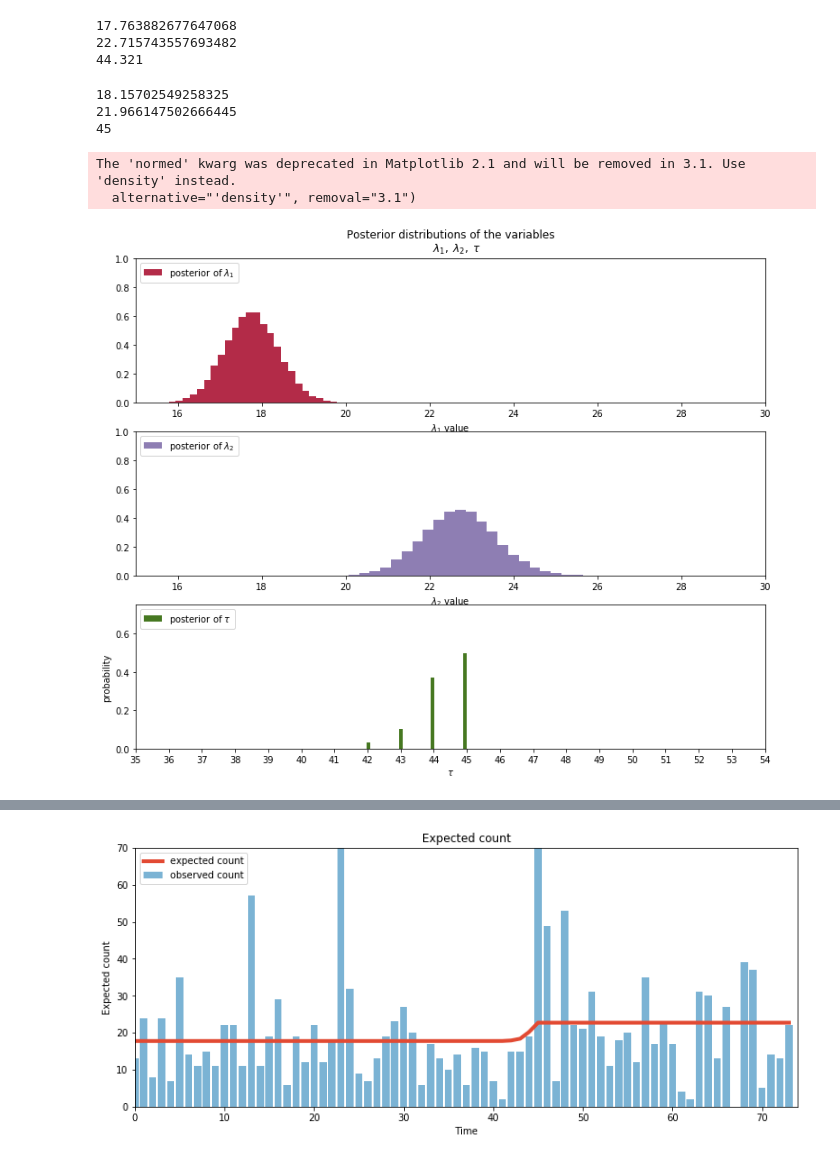
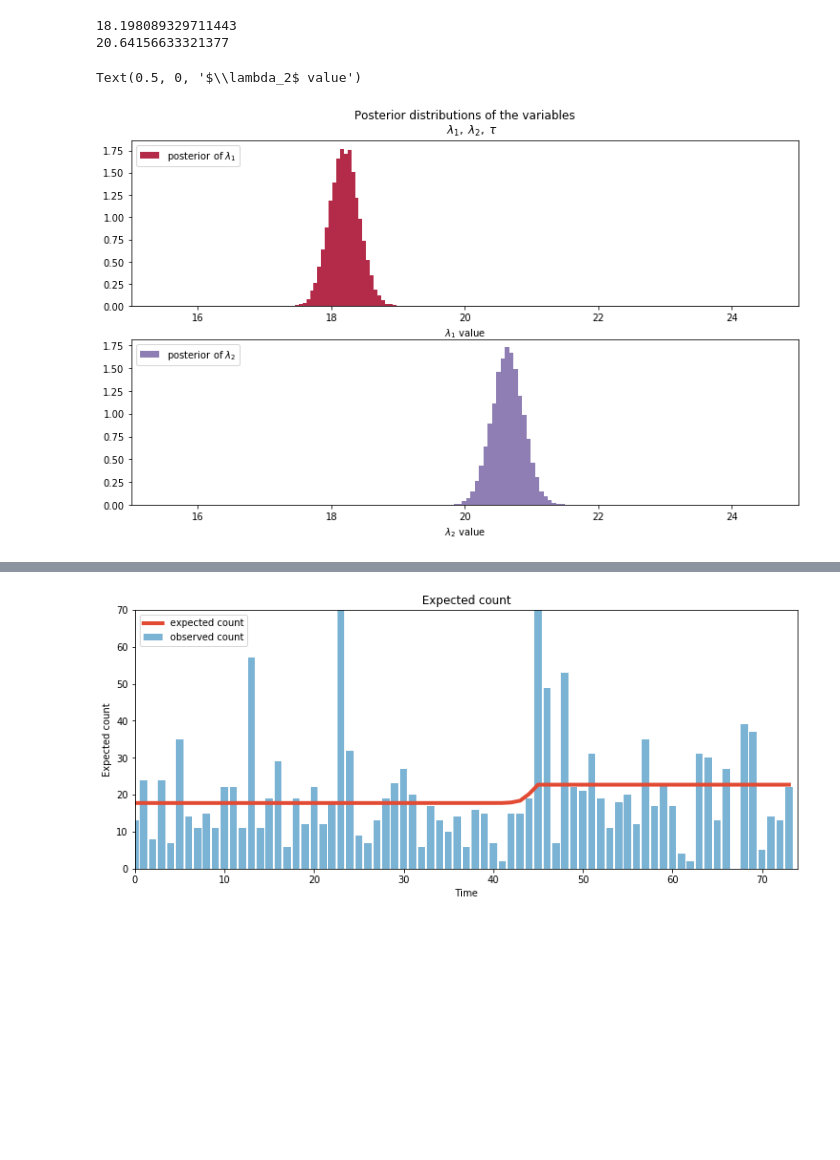
Before and after one commit to zaidtashman/ab-test, a Jupyter notebook: ab-testing.ipynb, the cells around one changed output, grey strips where cells are left out. Drawn from its saved outputs; the diff is of its cells as text; code cells hidden in the pictures; blank space fills up the shorter version.

Commit message:
fixed alpha varying beta

```diff
--- a/ab-testing.ipynb
+++ b/ab-testing.ipynb
@@ -56 +21,7 @@ TypeError: 'instancemethod' object has no attribute '__getitem__'
+# %%
+count_data_a = np.array(data['a_count'])
+count_data_b = np.array(data['b_count'])
+count_data = np.concatenate((count_data_a,count_data_b))
+time = np.array(data['time'])
+n_count_data = len(time)
 # %%
@@ -65,3 +46,12 @@ plt.xlim(0, n_count_data);
+# %%
+with pm.Model() as model:
+    alpha = 1.0/count_data.mean()
+
+    lambda_a = pm.Exponential("lambda_a", alpha)
+    lambda_b = pm.Exponential("lambda_b", alpha)
+
+    count_a = pm.Poisson("count_a", lambda_a, observed=count_data_a)
+    count_b = pm.Poisson("count_b", lambda_b, observed=count_data_b)
 # %%
 with pm.Model() as model:
     alpha = 1.0/count_data.mean()
@@ -96,55 +75,31 @@ tau_mode = stats.mode(tau_samples)[0][0]
-# %%
-print(lambda_1_samples.mean())
-print(lambda_2_samples.mean())
-print(tau_samples.mean())
-# %% [output]
-17.763882677647068
-22.715743557693482
-44.321
-# %%
-print(lambda_1_mode)
-print(lambda_2_mode)
-print(tau_mode)
-# %% [output]
-18.15702549258325
-21.966147502666445
-45
+# %%
+lambda_a_samples = trace['lambda_a']
+lambda_b_samples = trace['lambda_b']
+print(lambda_a_samples.mean())
+print(lambda_b_samples.mean())
+# %% [output]
+18.198089329711443
+20.64156633321377
 # %%
-figsize(12.5, 10)
-#histogram of the samples:
+figsize(12.5, 7)
 
-ax = plt.subplot(311)
-ax.set_autoscaley_on(False)
-
-plt.hist(lambda_1_samples, histtype='stepfilled', bins=30, alpha=0.85,
+ax = plt.subplot(211)
+ax.set_autoscaley_on(True)
+plt.hist(lambda_a_samples, histtype='stepfilled', bins=30, alpha=0.85,
          label="posterior of $\lambda_1$", color="#A60628", normed=True)
 plt.legend(loc="upper left")
 plt.title(r"""Posterior distributions of the variables
     $\lambda_1,\;\lambda_2,\;\tau$""")
-plt.xlim([15, 30])
+plt.xlim([15, 25])
 plt.xlabel("$\lambda_1$ value")
 
-ax = plt.subplot(312)
-ax.set_autoscaley_on(False)
-plt.hist(lambda_2_samples, histtype='stepfilled', bins=30, alpha=0.85,
+ax = plt.subplot(212)
+ax.set_autoscaley_on(True)
+plt.hist(lambda_b_samples, histtype='stepfilled', bins=30, alpha=0.85,
          label="posterior of $\lambda_2$", color="#7A68A6", normed=True)
 plt.legend(loc="upper left")
-plt.xlim([15, 30])
+plt.xlim([15, 25])
 plt.xlabel("$\lambda_2$ value")
-
-plt.subplot(313)
-w = 1.0 / tau_samples.shape[0] * np.ones_like(tau_samples)
-plt.hist(tau_samples, bins=n_count_data, alpha=1,
-         label=r"posterior of $\tau$",
-         color="#467821", weights=w, rwidth=2.)
-plt.xticks(np.arange(n_count_data))
-
-plt.legend(loc="upper left")
-plt.ylim([0, .75])
-plt.xlim([35, len(count_data)-20])
-plt.xlabel(r"$\tau$")
-plt.ylabel("probability");
 # %% [output]
-The 'normed' kwarg was deprecated in Matplotlib 2.1 and will be removed in 3.1. Use 'density' instead.
-  alternative="'density'", removal="3.1")
+Text(0.5, 0, '$\\lambda_2$ value')
-[figure, old version]
+[figure, new version]
```
Also changed, not shown: parts of 10 cells of this notebook, 1 other file.
